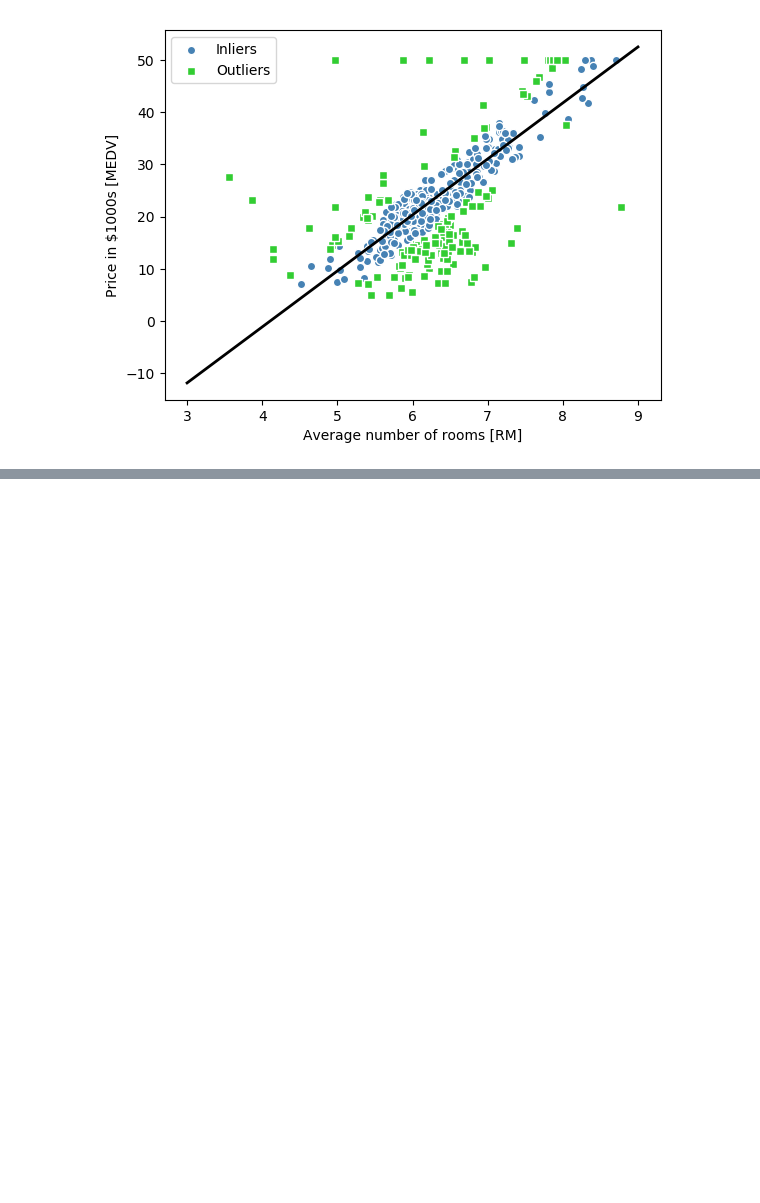
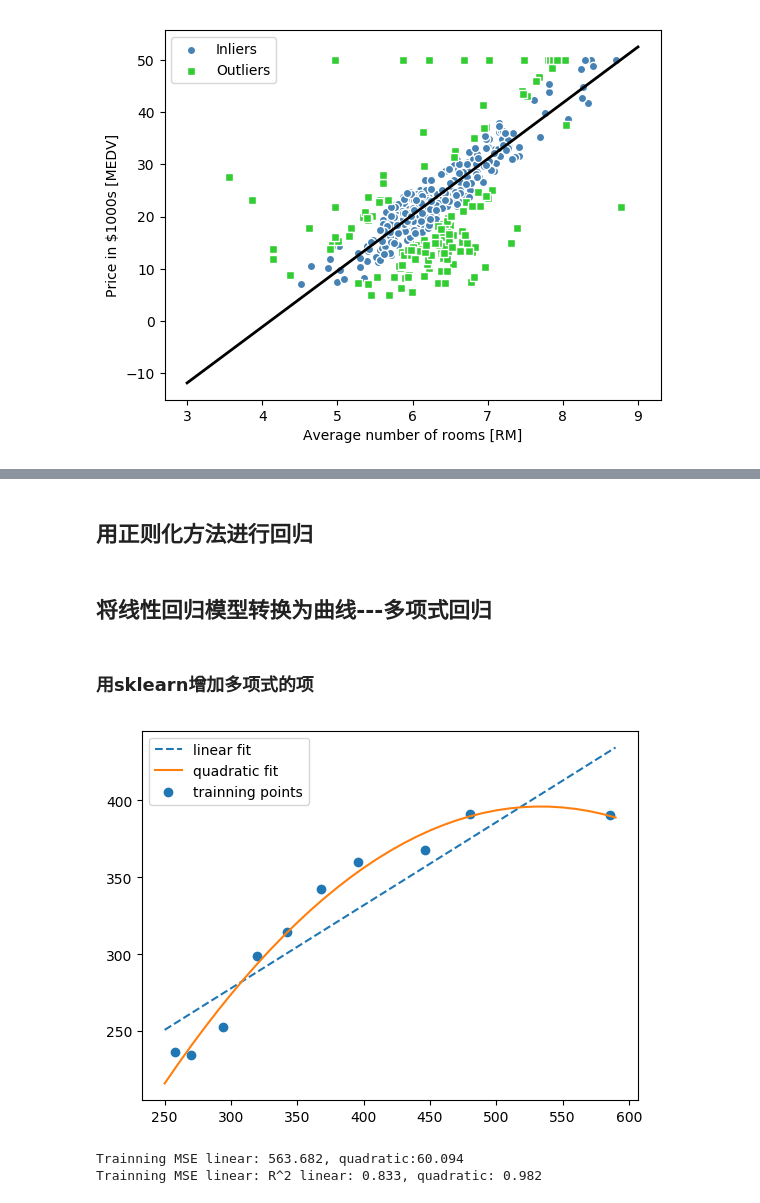
Before and after one commit to PM-LiuGang/myself, a Jupyter notebook: 刷过的书/python_机器学习/第10章.ipynb, the cells around one changed output, grey strips where cells are left out. Drawn from its saved outputs; the diff is of its cells as text; code cells hidden in the pictures; blank space fills up the shorter version.

```diff
--- a/刷过的书/python_机器学习/第10章.ipynb
+++ b/刷过的书/python_机器学习/第10章.ipynb
@@ -199,0 +216,2 @@ array([ True,  True,  True,  True,  True,  True,  True,  True,  True,
+# %% [markdown]
+## 用正则化方法进行回归
@@ -199,0 +227,38 @@ array([ True,  True,  True,  True,  True,  True,  True,  True,  True,
+# %% [markdown]
+## 将线性回归模型转换为曲线---多项式回归
+# %% [markdown]
+### 用sklearn增加多项式的项
+# %%
+from sklearn.preprocessing import PolynomialFeatures
+X = np.array([258, 270, 294, 320, 342, 368, 396, 446, 480, 586]) [:, np.newaxis]
+y = np.array([236.4, 234.5, 252.8, 298.6, 314.2, 342.2, 360., 368., 391., 390.8])
+
+lr = LinearRegression()
+pr = LinearRegression()
+quadratic = PolynomialFeatures(degree=2)
+xQuad = quadratic.fit_transform(X)
+# 拟合一个简单的线性回归模型
+lr.fit(X, y)
+xFit = np.arange(250, 600, 10)[:, np.newaxis]
+yLinFit = lr.predict(xFit)
+# 用变换后的特征以多项式回归拟合多元回归模型
+pr.fit(xQuad, y)
+yQuadFit = pr.predict(quadratic.fit_transform(xFit)) # 必须拟合转换
+
+plt.scatter(X, y, label="trainning points")
+plt.plot(xFit, yLinFit, label="linear fit", linestyle="--")
+plt.plot(xFit, yQuadFit, label="quadratic fit")
+plt.legend(loc="upper left")
+plt.show()
+# %% [output]
+[figure, added]
+# %%
+yLinPred = lr.predict(X)
+yquadPred = pr.predict(xQuad)
+print("Trainning MSE linear: %.3f, quadratic:%.3f" % (mean_squared_error(y, yLinPred),
+                                                     mean_squared_error(y, yquadPred)))
+print("Trainning MSE linear: R^2 linear: %.3f, quadratic: %.3f" % (r2_score(y, yLinPred),
+                                                                  r2_score(y, yquadPred)))
+# %% [output]
+Trainning MSE linear: 563.682, quadratic:60.094
+Trainning MSE linear: R^2 linear: 0.833, quadratic: 0.982
```
Also changed, not shown: parts of 11 cells of this notebook.
